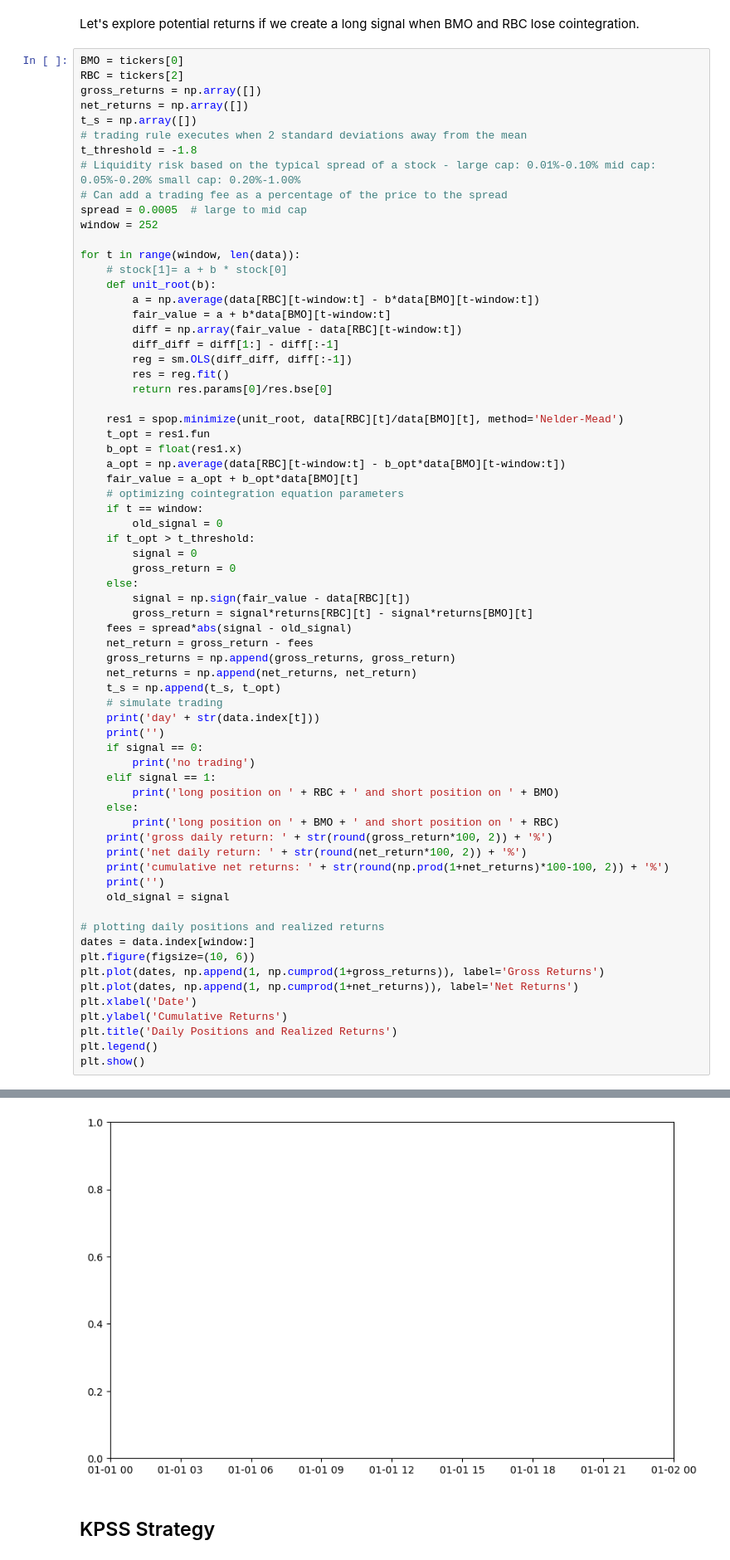
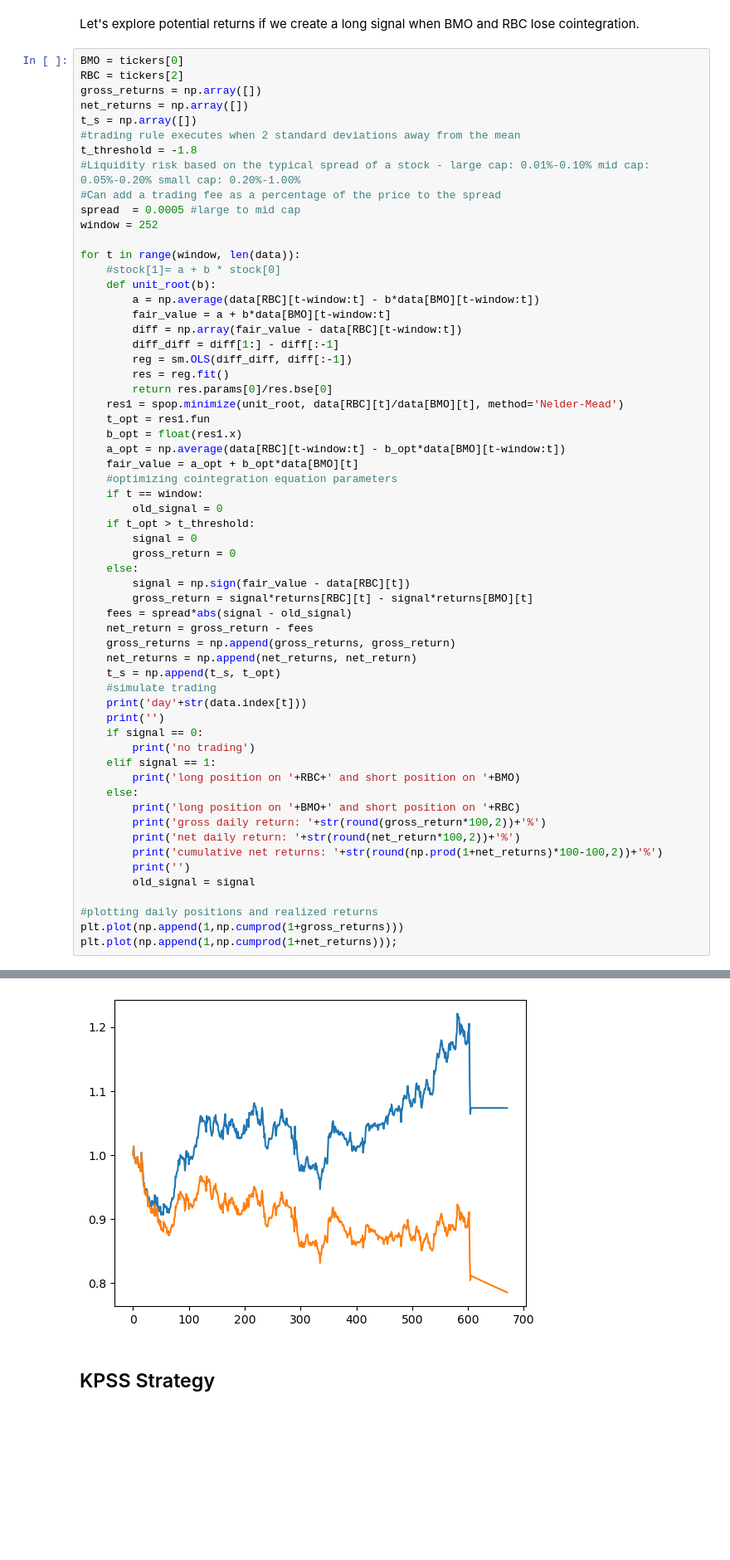
Before and after one commit to eklenks/Code, a Jupyter notebook: Cointegration.ipynb, the cells around one changed output, grey strips where cells are left out. Shown at 83% size. Saved outputs shown, nothing was run; the diff lists cells and outputs as text; blank space fills up the shorter version.

```diff
--- a/Cointegration.ipynb
+++ b/Cointegration.ipynb
@@ -112,15 +112,15 @@ RBC = tickers[2]
 gross_returns = np.array([])
 net_returns = np.array([])
 t_s = np.array([])
-# trading rule executes when 2 standard deviations away from the mean
+#trading rule executes when 2 standard deviations away from the mean
 t_threshold = -1.8
-# Liquidity risk based on the typical spread of a stock - large cap: 0.01%-0.10% mid cap: 0.05%-0.20% small cap: 0.20%-1.00%
-# Can add a trading fee as a percentage of the price to the spread
-spread = 0.0005  # large to mid cap
+#Liquidity risk based on the typical spread of a stock - large cap: 0.01%-0.10% mid cap: 0.05%-0.20% small cap: 0.20%-1.00%
+#Can add a trading fee as a percentage of the price to the spread
+spread  = 0.0005 #large to mid cap
 window = 252
 
 for t in range(window, len(data)):
-    # stock[1]= a + b * stock[0]
+    #stock[1]= a + b * stock[0]
     def unit_root(b):
         a = np.average(data[RBC][t-window:t] - b*data[BMO][t-window:t])
         fair_value = a + b*data[BMO][t-window:t]
@@ -129,13 +129,12 @@ for t in range(window, len(data)):
         reg = sm.OLS(diff_diff, diff[:-1])
         res = reg.fit()
         return res.params[0]/res.bse[0]
-
     res1 = spop.minimize(unit_root, data[RBC][t]/data[BMO][t], method='Nelder-Mead')
     t_opt = res1.fun
     b_opt = float(res1.x)
     a_opt = np.average(data[RBC][t-window:t] - b_opt*data[BMO][t-window:t])
     fair_value = a_opt + b_opt*data[BMO][t]
-    # optimizing cointegration equation parameters
+    #optimizing cointegration equation parameters
     if t == window:
         old_signal = 0
     if t_opt > t_threshold:
@@ -149,31 +148,24 @@ for t in range(window, len(data)):
     gross_returns = np.append(gross_returns, gross_return)
     net_returns = np.append(net_returns, net_return)
     t_s = np.append(t_s, t_opt)
-    # simulate trading
-    print('day' + str(data.index[t]))
+    #simulate trading
+    print('day'+str(data.index[t]))
     print('')
     if signal == 0:
         print('no trading')
     elif signal == 1:
-        print('long position on ' + RBC + ' and short position on ' + BMO)
+        print('long position on '+RBC+' and short position on '+BMO)
     else:
-        print('long position on ' + BMO + ' and short position on ' + RBC)
-    print('gross daily return: ' + str(round(gross_return*100, 2)) + '%')
-    print('net daily return: ' + str(round(net_return*100, 2)) + '%')
-    print('cumulative net returns: ' + str(round(np.prod(1+net_returns)*100-100, 2)) + '%')
-    print('')
-    old_signal = signal
+        print('long position on '+BMO+' and short position on '+RBC)
+        print('gross daily return: '+str(round(gross_return*100,2))+'%')
+        print('net daily return: '+str(round(net_return*100,2))+'%')
+        print('cumulative net returns: '+str(round(np.prod(1+net_returns)*100-100,2))+'%')
+        print('')
+        old_signal = signal
 
-# plotting daily positions and realized returns
-dates = data.index[window:]
-plt.figure(figsize=(10, 6))
-plt.plot(dates, np.append(1, np.cumprod(1+gross_returns)), label='Gross Returns')
-plt.plot(dates, np.append(1, np.cumprod(1+net_returns)), label='Net Returns')
-plt.xlabel('Date')
-plt.ylabel('Cumulative Returns')
-plt.title('Daily Positions and Realized Returns')
-plt.legend()
-plt.show()
+#plotting daily positions and realized returns
+plt.plot(np.append(1,np.cumprod(1+gross_returns)))
+plt.plot(np.append(1,np.cumprod(1+net_returns)));
 # %% [output]
 day2022-01-03 00:00:00
 
@@ -196,4 +187,4 @@ ValueError: x and y must have same first dimension, but have shapes (670,) and (
-[figure, old version]
+[figure, new version]
 # %% [markdown]
 ## KPSS Strategy
 # %%
```
Also changed, not shown: parts of 2 cells of this notebook.
